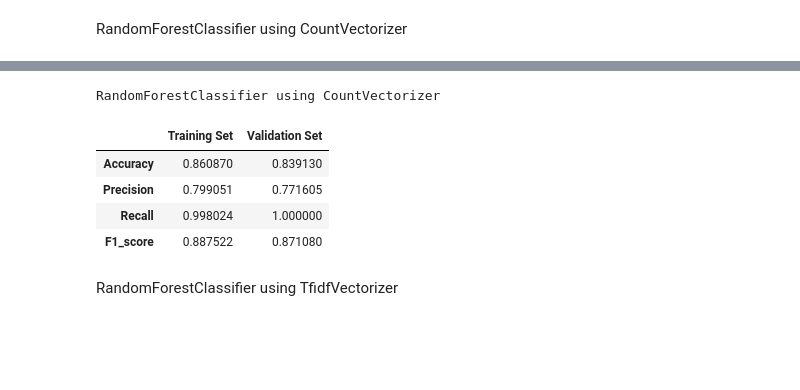
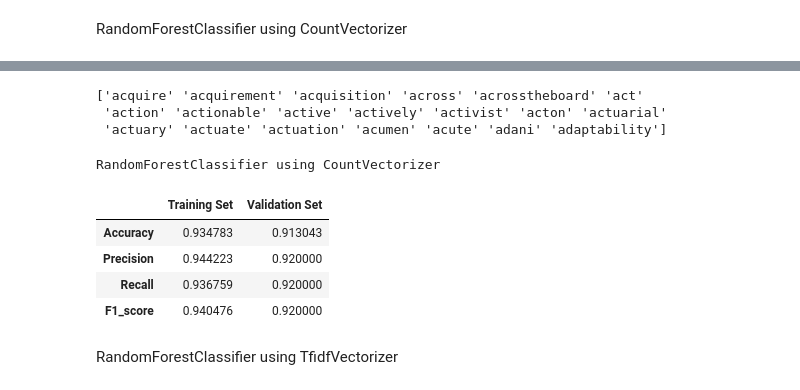
Before and after one commit to Royichan/Capstone, a Jupyter notebook: SOP_Classification.ipynb, the cells around one changed output, grey strips where cells are left out. Cells and saved outputs as stored; diff of their text form; code cells hidden in the pictures; blank space fills up the shorter version.

Commit message:
Added class weight parameter to balance the recall score

```diff
--- a/SOP_Classification.ipynb
+++ b/SOP_Classification.ipynb
@@ -432,34 +432,40 @@ Shape of train data: (920, 4603)
+# %%
+print(vectorizer_lda.get_feature_names_out()[100:120])
+# %% [output]
+['acquire' 'acquirement' 'acquisition' 'across' 'acrosstheboard' 'act'
+ 'action' 'actionable' 'active' 'actively' 'activist' 'acton' 'actuarial'
+ 'actuary' 'actuate' 'actuation' 'acumen' 'acute' 'adani' 'adaptability']
 # %%
 # Model Training and Prediction for Count Vectorizer using random forest classifier
-clf_cv = RandomForestClassifier(max_depth=2, max_leaf_nodes=3, n_estimators=20)
+clf_cv = RandomForestClassifier(max_depth=2, max_leaf_nodes=3, n_estimators=20, class_weight={0:100, 1:60})
 clf_cv.fit(X_train_cv, y_train)
 y_pred_cv_train = clf_cv.predict(X_train_cv)
 y_pred_cv_val = clf_cv.predict(X_val_cv)
 
 # Model Evaluation for RFC
 metrics = {'Training Set':
            {'Accuracy':accuracy_score(y_train, y_pred_cv_train),
             'Precision':precision_score(y_train, y_pred_cv_train),
             'Recall':recall_score(y_train, y_pred_cv_train),
             'F1_score':f1_score(y_train, y_pred_cv_train)},
 
            'Validation Set':
            {'Accuracy':accuracy_score(y_val, y_pred_cv_val),
             'Precision':precision_score(y_val, y_pred_cv_val),
             'Recall':recall_score(y_val, y_pred_cv_val),
             'F1_score':f1_score(y_val, y_pred_cv_val)}
             }
 
 metricDf = pd.DataFrame.from_dict(metrics)
 print('RandomForestClassifier using CountVectorizer')
 display(metricDf)
 # %% [output]
 RandomForestClassifier using CountVectorizer
 |  | Training Set | Validation Set |
-| Accuracy | 0.860870 | 0.839130 |
-| Precision | 0.799051 | 0.771605 |
-| Recall | 0.998024 | 1.000000 |
-| F1_score | 0.887522 | 0.871080 |
+| Accuracy | 0.934783 | 0.913043 |
+| Precision | 0.944223 | 0.920000 |
+| Recall | 0.936759 | 0.920000 |
+| F1_score | 0.940476 | 0.920000 |
 # %% [markdown]
 RandomForestClassifier using TfidfVectorizer
 # %%
```
Also changed, not shown: parts of 15 cells of this notebook.
